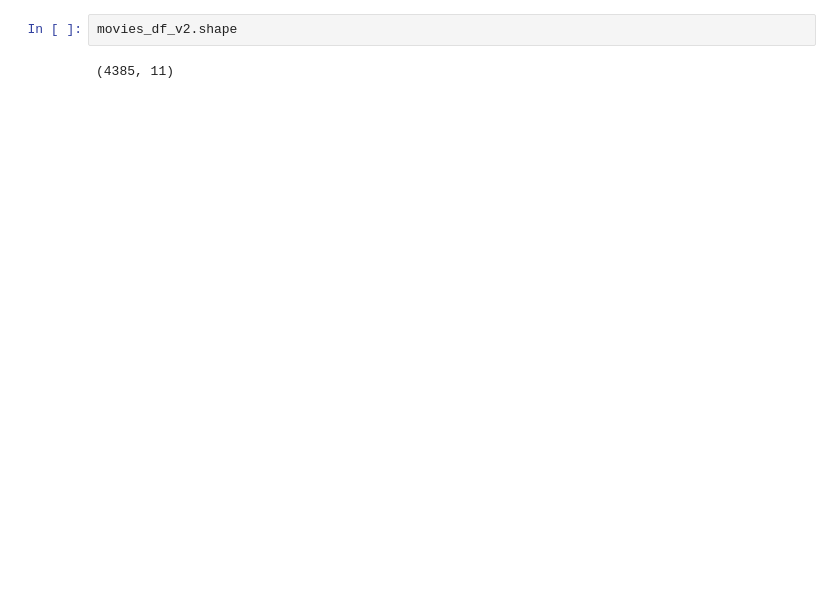
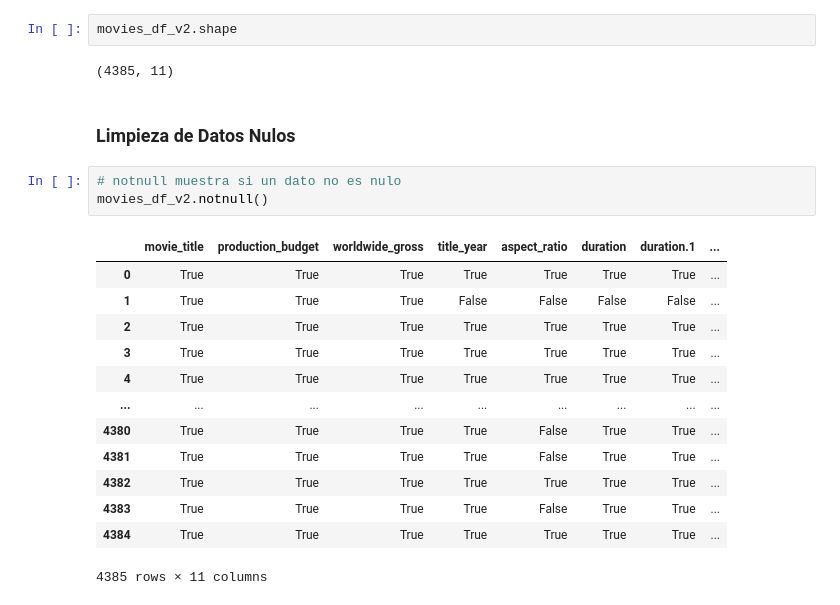
Before and after one commit to luisSantamariaCOL/MachineLearning-Journey, a Jupyter notebook: Machine Learning Projects/Prediccion de Ingresos de Peliculas/Prediccion de Ingresos de Peliculas.ipynb, the cells around one changed output. Cells and saved outputs as stored; diff of their text form; blank space fills up the shorter version.

Commit message:
Limpieza de datos v1.3

```diff
--- a/Machine Learning Projects/Prediccion de Ingresos de Peliculas/Prediccion de Ingresos de Peliculas.ipynb
+++ b/Machine Learning Projects/Prediccion de Ingresos de Peliculas/Prediccion de Ingresos de Peliculas.ipynb
@@ -316,3 +318,22 @@ movies_df_v2.head()
 movies_df_v2.shape
 # %% [output]
 (4385, 11)
+# %% [markdown]
+### Limpieza de Datos Nulos
+# %%
+# notnull muestra si un dato no es nulo
+movies_df_v2.notnull()
+# %% [output]
+|  | movie_title | production_budget | worldwide_gross | title_year | aspect_ratio | duration | duration.1 | ... |
+| 0 | True | True | True | True | True | True | True | ... |
+| 1 | True | True | True | False | False | False | False | ... |
+| 2 | True | True | True | True | True | True | True | ... |
+| 3 | True | True | True | True | True | True | True | ... |
+| 4 | True | True | True | True | True | True | True | ... |
+| ... | ... | ... | ... | ... | ... | ... | ... | ... |
+| 4380 | True | True | True | True | False | True | True | ... |
+| 4381 | True | True | True | True | False | True | True | ... |
+| 4382 | True | True | True | True | True | True | True | ... |
+| 4383 | True | True | True | True | False | True | True | ... |
+| 4384 | True | True | True | True | True | True | True | ... |
+4385 rows × 11 columns
```
Also changed, not shown: parts of 13 cells of this notebook.
